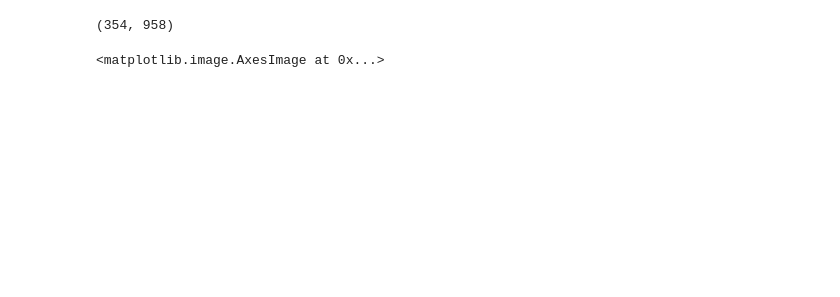
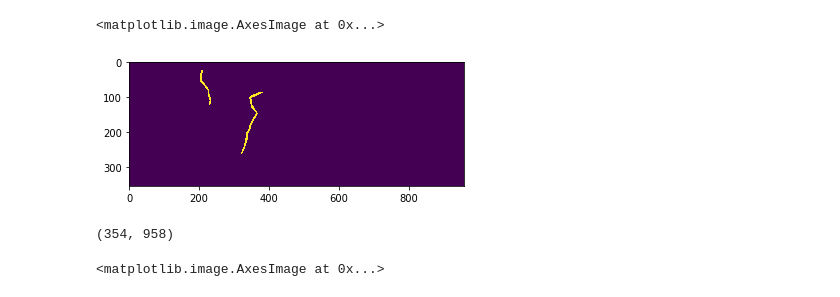
Before and after one commit to DiUS/deeplab-utils, a Jupyter notebook: converting binary masks to instance mask.ipynb, the cells around one changed output. Drawn from its saved outputs; the diff is of its cells as text; code cells hidden in the pictures; blank space fills up the shorter version.

```diff
--- a/converting binary masks to instance mask.ipynb
+++ b/converting binary masks to instance mask.ipynb
@@ -10,3 +20,8 @@ vein_type_3_binary_mask = imageio.imread("https://imagemasks.s3.amazonaws.com/1d
+# %%
+plt.imshow(vein_type_3_binary_mask)
+# %% [output]
+<matplotlib.image.AxesImage at 0x...>
+[figure, added]
 # %%
 vein_type_1_colour = np.array([0,255,0])     # green
 vein_type_2_colour = np.array([0,0,255])     # blue
```
Also changed, not shown: parts of 11 cells of this notebook.
